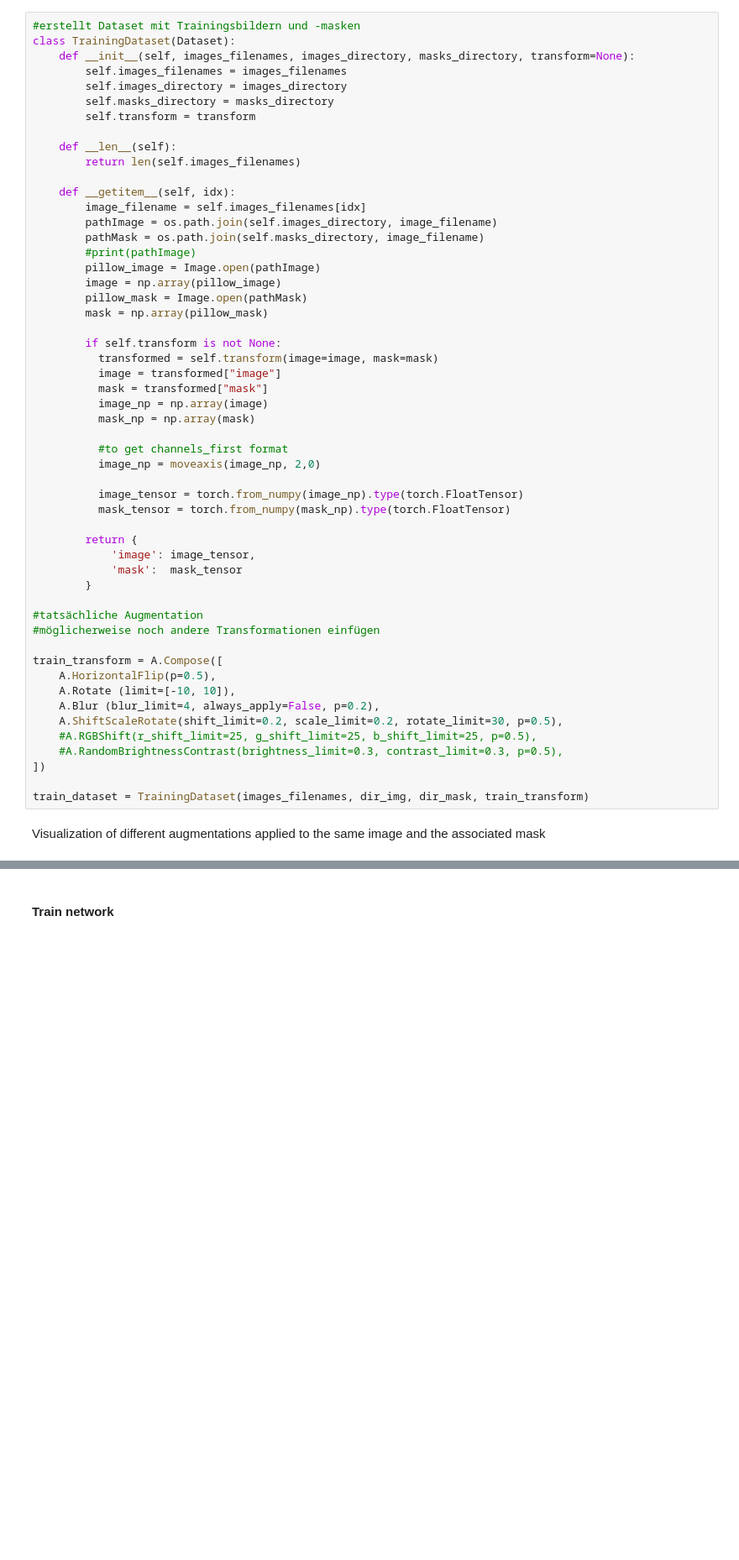
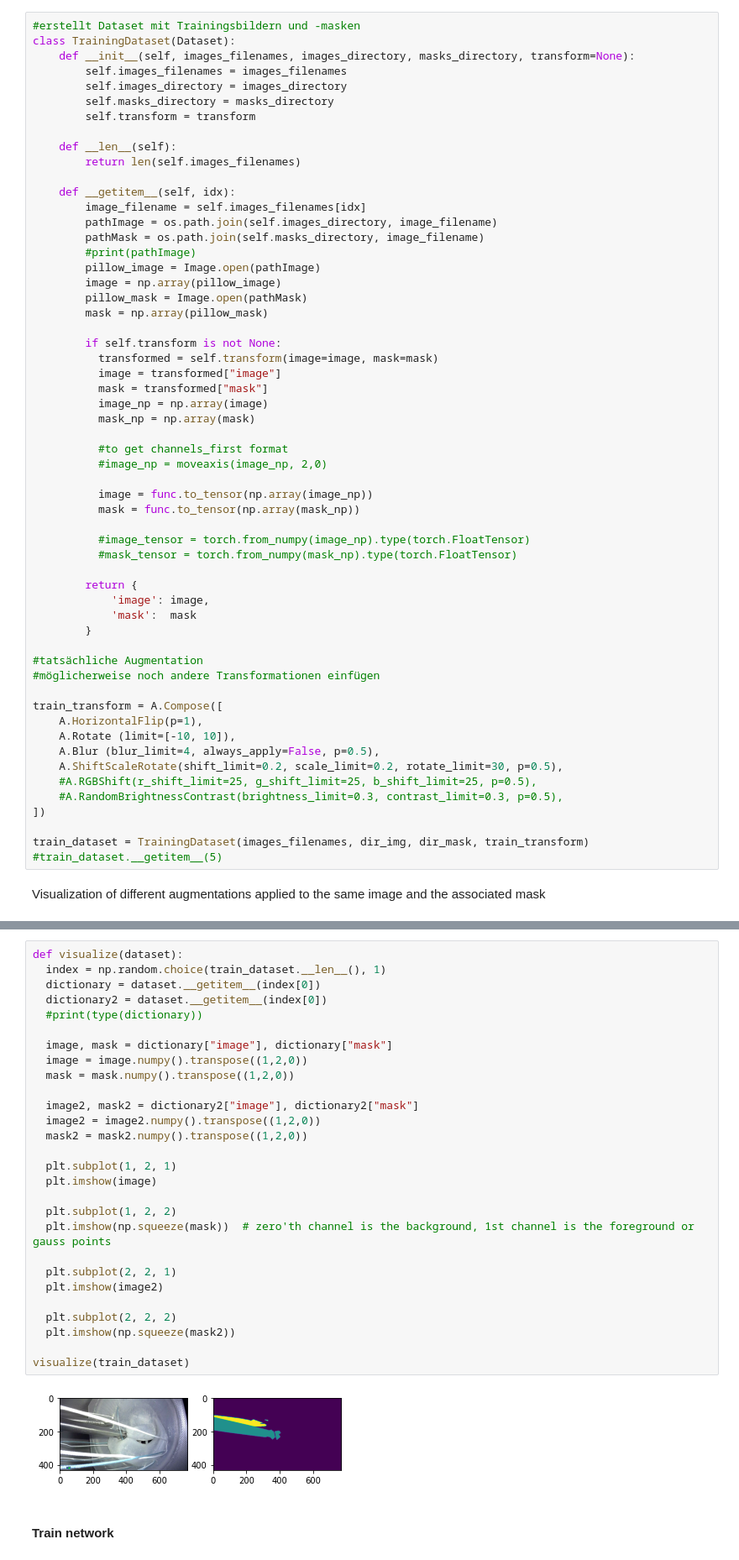
Before and after one commit to FilippoHei/DigitaleMedizinEndo, a Jupyter notebook: Colab_Surgical_Instrument_Segmentation_MultiInstance.ipynb, the cells around one changed output, grey strips where cells are left out. Shown: that part at 84% size. Saved outputs shown, nothing was run; the diff lists cells and outputs as text; blank space fills up the shorter version.

Commit message:
added visualisation for data augmentation

```diff
--- a/Colab_Surgical_Instrument_Segmentation_MultiInstance.ipynb
+++ b/Colab_Surgical_Instrument_Segmentation_MultiInstance.ipynb
@@ -210,28 +213,32 @@ class TrainingDataset(Dataset):
           mask_np = np.array(mask)
 
           #to get channels_first format
-          image_np = moveaxis(image_np, 2,0)
+          #image_np = moveaxis(image_np, 2,0)
 
-          image_tensor = torch.from_numpy(image_np).type(torch.FloatTensor)
-          mask_tensor = torch.from_numpy(mask_np).type(torch.FloatTensor)
+          image = func.to_tensor(np.array(image_np))
+          mask = func.to_tensor(np.array(mask_np))
+
+          #image_tensor = torch.from_numpy(image_np).type(torch.FloatTensor)
+          #mask_tensor = torch.from_numpy(mask_np).type(torch.FloatTensor)
 
         return {
-            'image': image_tensor,
-            'mask':  mask_tensor
+            'image': image,
+            'mask':  mask
         }
 
 #tatsächliche Augmentation
 #möglicherweise noch andere Transformationen einfügen
 
 train_transform = A.Compose([
-    A.HorizontalFlip(p=0.5),
+    A.HorizontalFlip(p=1),
     A.Rotate (limit=[-10, 10]),
-    A.Blur (blur_limit=4, always_apply=False, p=0.2),
+    A.Blur (blur_limit=4, always_apply=False, p=0.5),
     A.ShiftScaleRotate(shift_limit=0.2, scale_limit=0.2, rotate_limit=30, p=0.5),
     #A.RGBShift(r_shift_limit=25, g_shift_limit=25, b_shift_limit=25, p=0.5),
     #A.RandomBrightnessContrast(brightness_limit=0.3, contrast_limit=0.3, p=0.5),
 ])
 
 train_dataset = TrainingDataset(images_filenames, dir_img, dir_mask, train_transform)
+#train_dataset.__getitem__(5)
 # %% [markdown]
 Visualization of different augmentations applied to the same image and the associated mask
@@ -261,3 +245,33 @@ def visualize_augmentations(dataset, idx=0, samples=15):
+# %%
+def visualize(dataset):
+  index = np.random.choice(train_dataset.__len__(), 1)
+  dictionary = dataset.__getitem__(index[0])
+  dictionary2 = dataset.__getitem__(index[0])
+  #print(type(dictionary))
+
+  image, mask = dictionary["image"], dictionary["mask"]
+  image = image.numpy().transpose((1,2,0))
+  mask = mask.numpy().transpose((1,2,0))
+
+  image2, mask2 = dictionary2["image"], dictionary2["mask"]
+  image2 = image2.numpy().transpose((1,2,0))
+  mask2 = mask2.numpy().transpose((1,2,0))
+
+  plt.subplot(1, 2, 1)
+  plt.imshow(image)
+
+  plt.subplot(1, 2, 2)
+  plt.imshow(np.squeeze(mask))  # zero'th channel is the background, 1st channel is the foreground or gauss points
+
+  plt.subplot(2, 2, 1)
+  plt.imshow(image2)
+
+  plt.subplot(2, 2, 2)
+  plt.imshow(np.squeeze(mask2))
+
+visualize(train_dataset)
+# %% [output]
+[figure, added]
 # %% [markdown]
 #### Train network
 # %%
```
Also changed, not shown: parts of 7 cells of this notebook.
